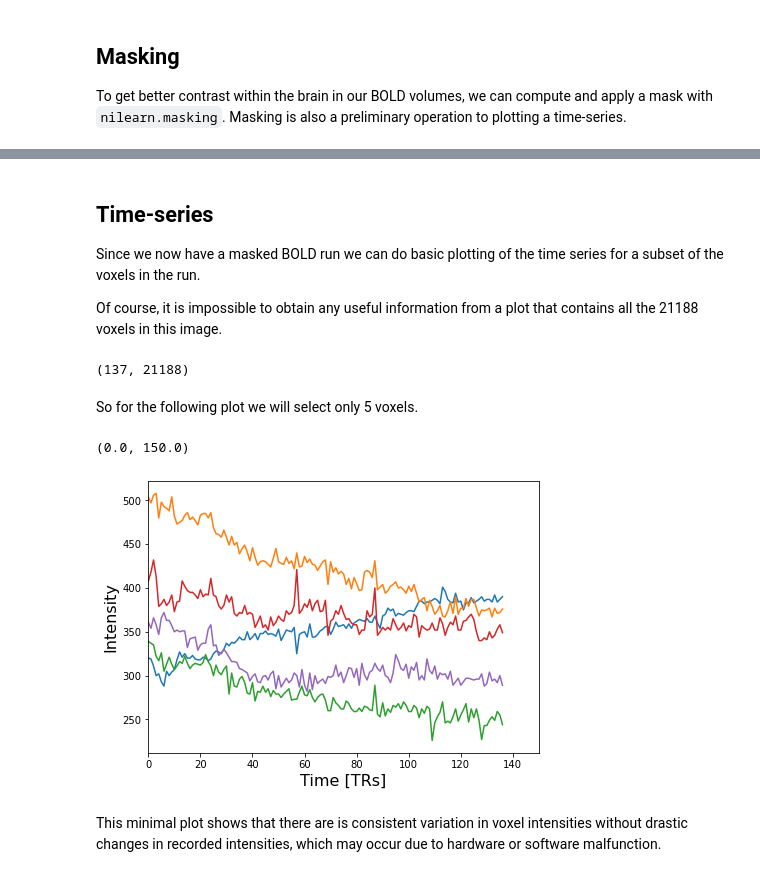
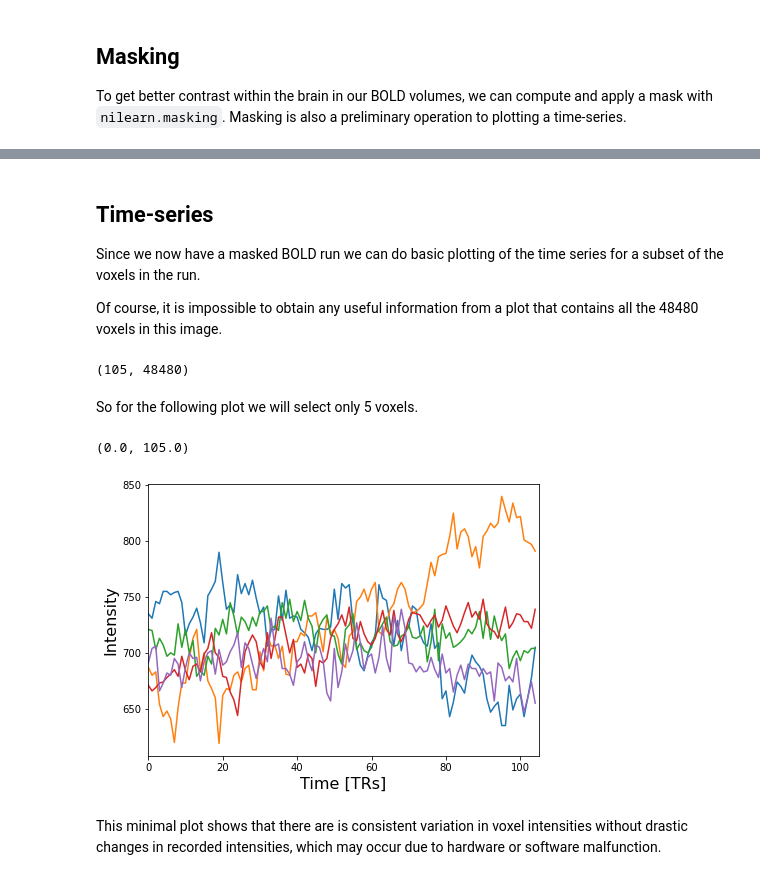
Before and after one commit to vgonzenbach/fmri-rep, a Jupyter notebook: data/viz/viz-subject.ipynb, the cells around one changed output, grey strips where cells are left out. Drawn from its saved outputs; the diff is of its cells as text; code cells hidden in the pictures.

```diff
--- a/data/viz/viz-subject.ipynb
+++ b/data/viz/viz-subject.ipynb
@@ -15,7 +15,7 @@ import matplotlib.pyplot as plt
 # %% [markdown]
 Now we will load the T1-weighted images for this subject.
 # %%
-T1 = nib.load('../ds000115/sub-01/anat/sub-01_T1w.nii.gz')
+T1 = nib.load('../ds000171/sub-control01/anat/sub-control01_T1w.nii.gz')
 # %% [markdown]
 ## Components of an image object
 The image object consist of an image header, an image data array and an affine array. Printing the image object returns the affine and header data.
@@ -128,5 +124,5 @@ Printing the BOLD image object we can see that repetition time, echo time and di
 # %%
-BOLD = nib.load('../ds000115/sub-01/func/sub-01_task-letter0backtask_bold.nii.gz')
+BOLD = nib.load('../ds000171/sub-control01/func/sub-control01_task-music_run-1_bold.nii.gz')
 print(BOLD)
 # %% [output]
 <class 'nibabel.nifti1.Nifti1Image'>
@@ -238,24 +235,24 @@ Applying a mask before plotting offers better contrast. Note that some voxels st
 
 Since we now have a masked BOLD run we can do basic plotting of the time series for a subset of the voxels in the run.
 
-Of course, it is impossible to obtain any useful information from a plot that contains all the 21188 voxels in this image.
+Of course, it is impossible to obtain any useful information from a plot that contains all the 48480 voxels in this image.
 # %%
 BOLD_masked.shape
 # %% [output]
-(137, 21188)
+(105, 48480)
 # %% [markdown]
 So for the following plot we will select only 5 voxels.
 # %%
 %matplotlib inline
 
 plt.figure(figsize=(7,5))
 plt.plot(BOLD_masked[:, 5:10])
 plt.xlabel('Time [TRs]', fontsize=16)
 plt.ylabel('Intensity', fontsize=16)
-plt.xlim(0,150)
+plt.xlim(0,105)
 # %% [output]
-(0.0, 150.0)
+(0.0, 105.0)
-[figure, old version]
+[figure, new version]
 # %% [markdown]
 This minimal plot shows that there are is consistent variation in voxel intensities without drastic changes in recorded intensities, which may occur due to hardware or software malfunction.
 # %% [markdown]
```
Also changed, not shown: parts of 29 cells of this notebook, 1 other file.
